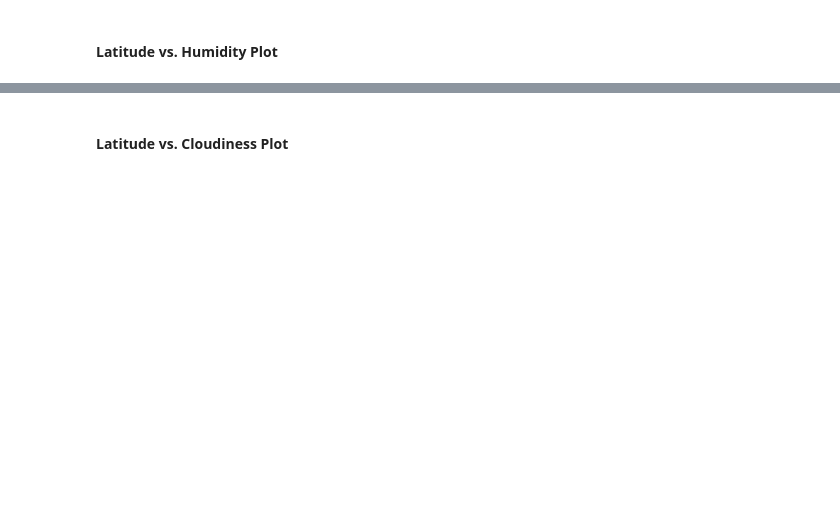
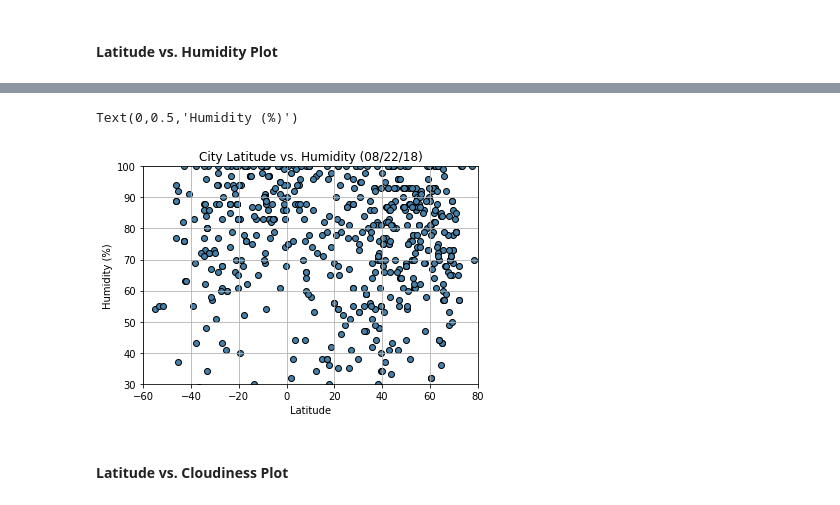
Before and after one commit to brunoprogramsnow/weatherPy, a Jupyter notebook: WeatherPy.ipynb, the cells around one changed output, grey strips where cells are left out. Cells and saved outputs as stored; diff of their text form; code cells hidden in the pictures; blank space fills up the shorter version.

```diff
--- a/WeatherPy.ipynb
+++ b/WeatherPy.ipynb
@@ -221,2 +228,15 @@ weather_df.head()
+# %%
+humidityScatter = weather_df.iloc[:,4].tolist()
+latScatter = weather_df.iloc[:,5].tolist()
+plt.scatter(latScatter,humidityScatter, marker="o", facecolors="#4580AA", edgecolors="black")
+plt.grid()
+plt.ylim(30,100)
+plt.xlim(-60,80)
+plt.title("City Latitude vs. Humidity (08/22/18)")
+plt.xlabel("Latitude")
+plt.ylabel("Humidity (%)")
+# %% [output]
+Text(0,0.5,'Humidity (%)')
+[figure, added]
 # %% [markdown]
 #### Latitude vs. Cloudiness Plot
```
Also changed, not shown: parts of 12 cells of this notebook, 1 other file.
